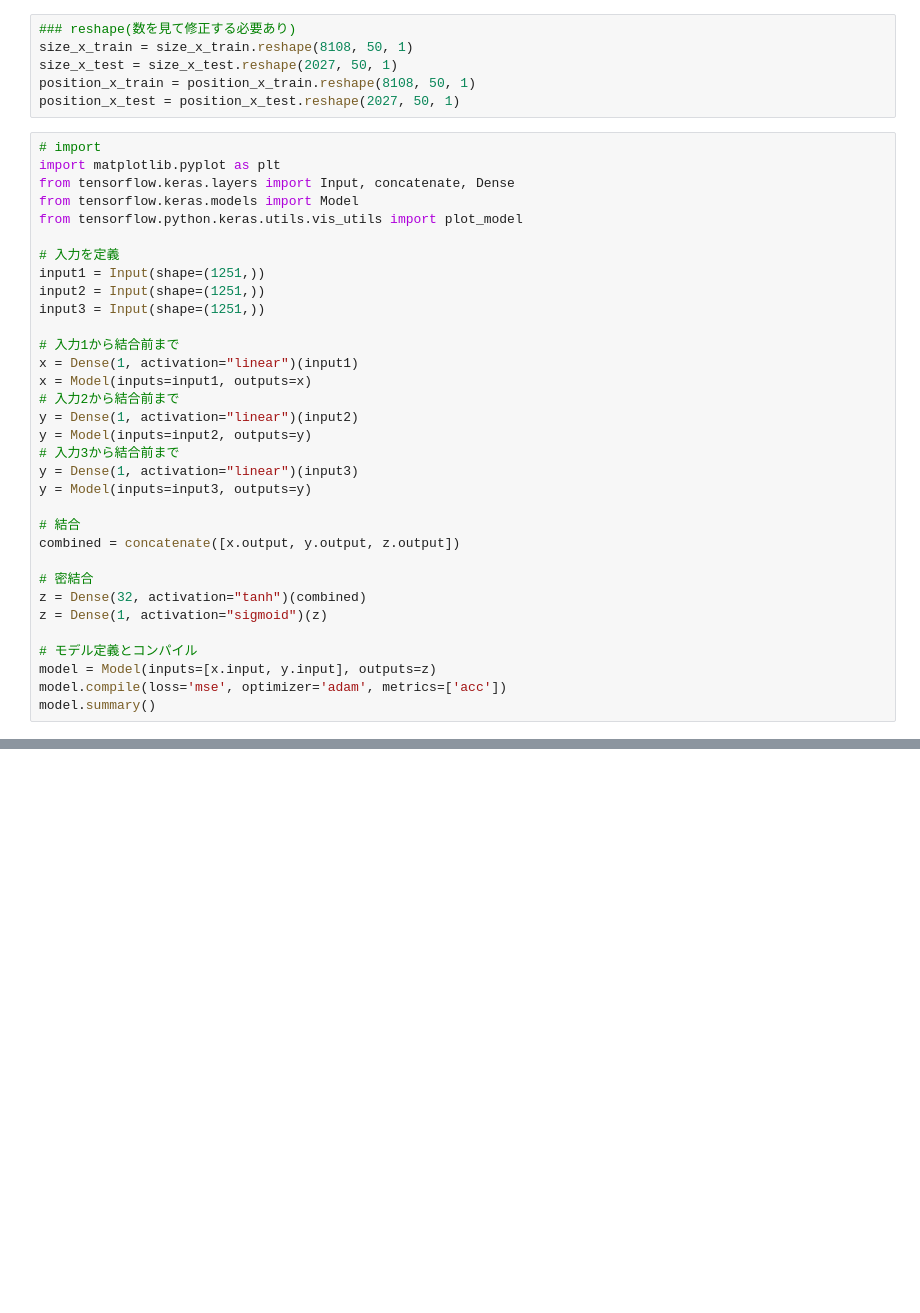
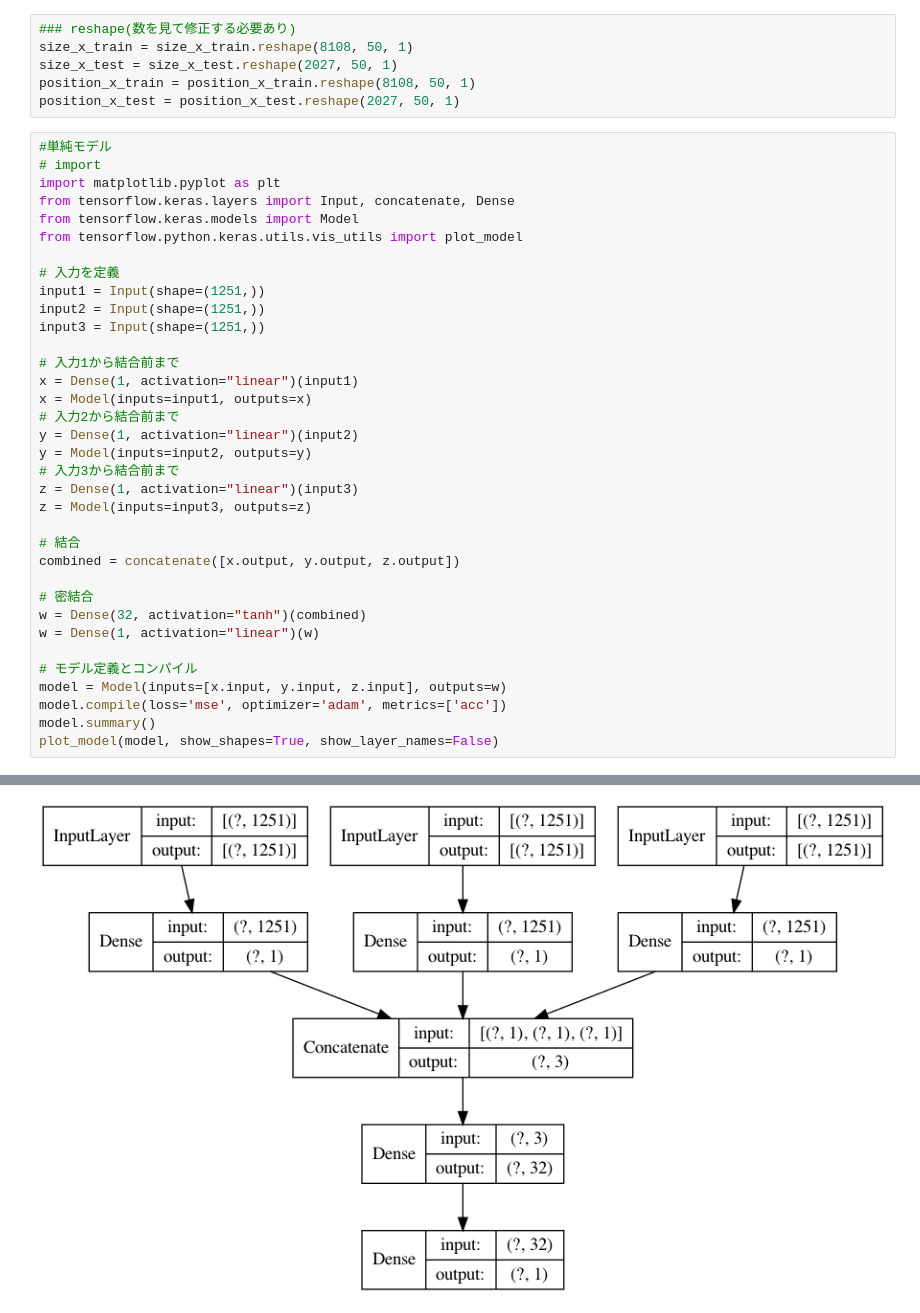
Before and after one commit to shirafuji/graduation_thesis, a Jupyter notebook: machine_learning_master/reverse_analysis.ipynb, the cells around one changed output, grey strips where cells are left out. Cells and saved outputs as stored; diff of their text form; blank space fills up the shorter version.

```diff
--- a/machine_learning_master/reverse_analysis.ipynb
+++ b/machine_learning_master/reverse_analysis.ipynb
@@ -202,6 +238,7 @@ size_x_test = size_x_test.reshape(2027, 50, 1)
 position_x_train = position_x_train.reshape(8108, 50, 1)
 position_x_test = position_x_test.reshape(2027, 50, 1)
 # %%
+#単純モデル
 # import
 import matplotlib.pyplot as plt
 from tensorflow.keras.layers import Input, concatenate, Dense
@@ -220,17 +257,19 @@ x = Model(inputs=input1, outputs=x)
 y = Dense(1, activation="linear")(input2)
 y = Model(inputs=input2, outputs=y)
 # 入力3から結合前まで
-y = Dense(1, activation="linear")(input3)
-y = Model(inputs=input3, outputs=y)
+z = Dense(1, activation="linear")(input3)
+z = Model(inputs=input3, outputs=z)
 
 # 結合
 combined = concatenate([x.output, y.output, z.output])
 
 # 密結合
-z = Dense(32, activation="tanh")(combined)
-z = Dense(1, activation="sigmoid")(z)
+w = Dense(32, activation="tanh")(combined)
+w = Dense(1, activation="linear")(w)
 
 # モデル定義とコンパイル
-model = Model(inputs=[x.input, y.input], outputs=z)
+model = Model(inputs=[x.input, y.input, z.input], outputs=w)
 model.compile(loss='mse', optimizer='adam', metrics=['acc'])
 model.summary()
+plot_model(model, show_shapes=True, show_layer_names=False)
+# %% [output]
@@ -236,0 +293 @@ model.summary()
+[figure, added]
```
Also changed, not shown: parts of 14 cells of this notebook, 2 other files.
